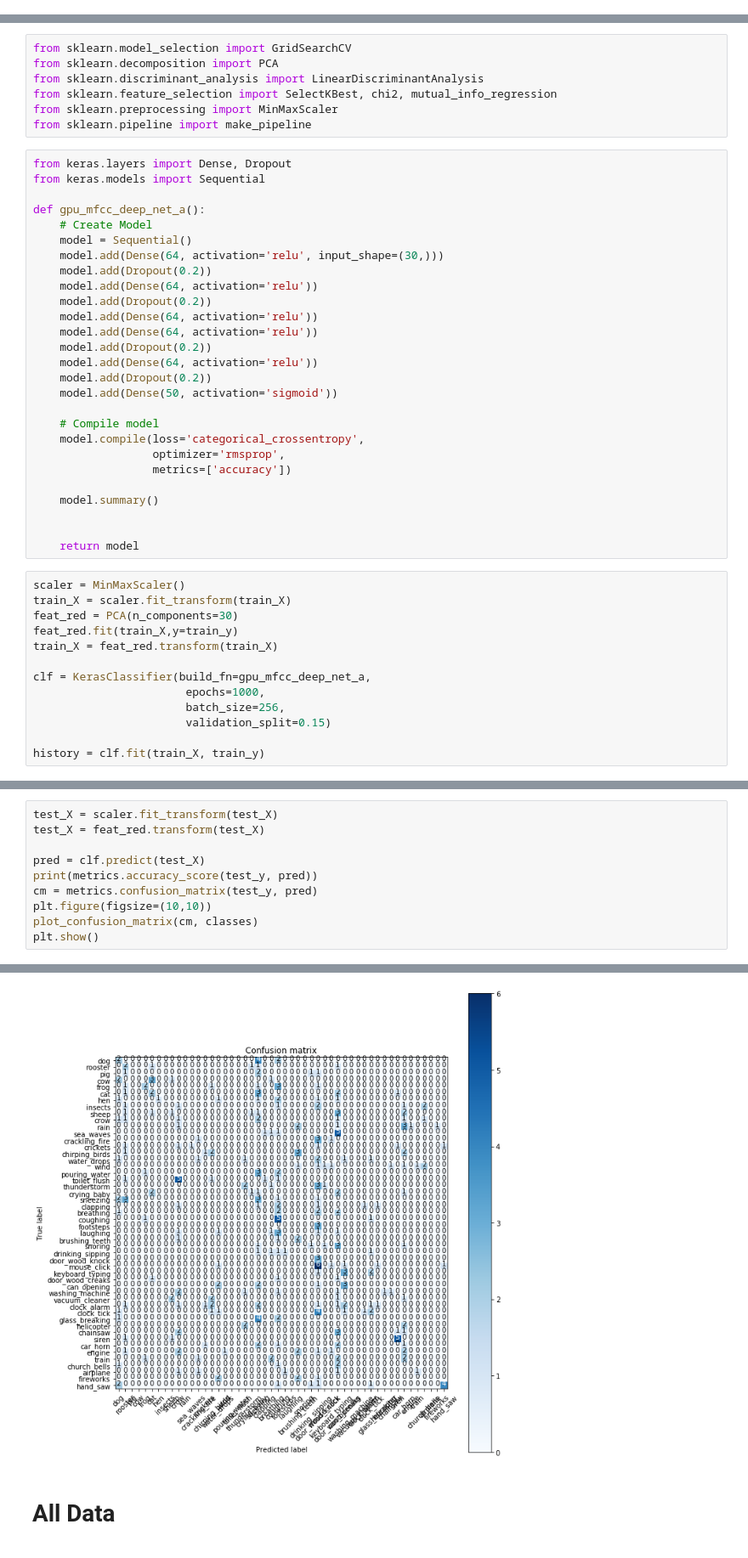
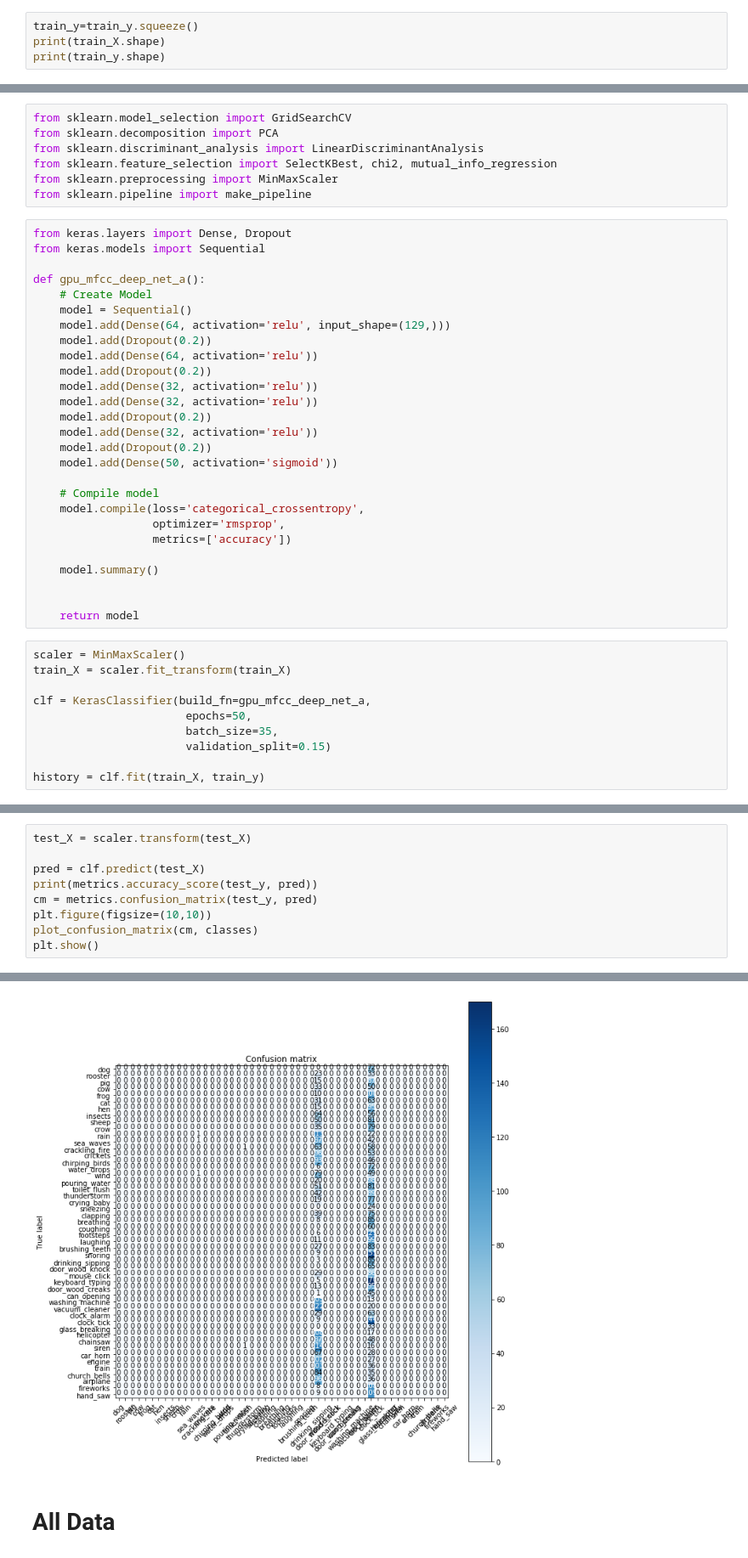
Before and after one commit to DeanPFZ/deep-audio-public, a Jupyter notebook: src/ESC-50/DNN/All/500ms.ipynb, the cells around one changed output, grey strips where cells are left out. Shown at 85% size. Drawn from its saved outputs; the diff is of its cells as text.

```diff
--- a/src/ESC-50/DNN/All/500ms.ipynb
+++ b/src/ESC-50/DNN/All/500ms.ipynb
@@ -125,0 +129,4 @@ test_y = test['target']
+# %%
+train_y=train_y.squeeze()
+print(train_X.shape)
+print(train_y.shape)
@@ -140,14 +150,14 @@ from keras.models import Sequential
 def gpu_mfcc_deep_net_a():
     # Create Model
     model = Sequential()
-    model.add(Dense(64, activation='relu', input_shape=(30,)))
+    model.add(Dense(64, activation='relu', input_shape=(129,)))
     model.add(Dropout(0.2))
     model.add(Dense(64, activation='relu'))
     model.add(Dropout(0.2))
-    model.add(Dense(64, activation='relu'))
-    model.add(Dense(64, activation='relu'))
+    model.add(Dense(32, activation='relu'))
+    model.add(Dense(32, activation='relu'))
     model.add(Dropout(0.2))
-    model.add(Dense(64, activation='relu'))
+    model.add(Dense(32, activation='relu'))
     model.add(Dropout(0.2))
     model.add(Dense(50, activation='sigmoid'))
 
@@ -163,13 +173,10 @@ def gpu_mfcc_deep_net_a():
 # %%
 scaler = MinMaxScaler()
 train_X = scaler.fit_transform(train_X)
-feat_red = PCA(n_components=30)
-feat_red.fit(train_X,y=train_y)
-train_X = feat_red.transform(train_X)
 
 clf = KerasClassifier(build_fn=gpu_mfcc_deep_net_a,
-                       epochs=1000,
-                       batch_size=256,
+                       epochs=50,
+                       batch_size=35,
                        validation_split=0.15)
 
 history = clf.fit(train_X, train_y)
@@ -202,6 +209,5 @@ plt.show()
 # %%
-test_X = scaler.fit_transform(test_X)
-test_X = feat_red.transform(test_X)
+test_X = scaler.transform(test_X)
 
 pred = clf.predict(test_X)
 print(metrics.accuracy_score(test_y, pred))
@@ -222,4 +228,4 @@ Confusion matrix, without normalization
-[figure, old version]
+[figure, new version]
 # %% [markdown]
 # All Data
 # %%
```
Also changed, not shown: parts of 8 cells of this notebook, 57 other files.
